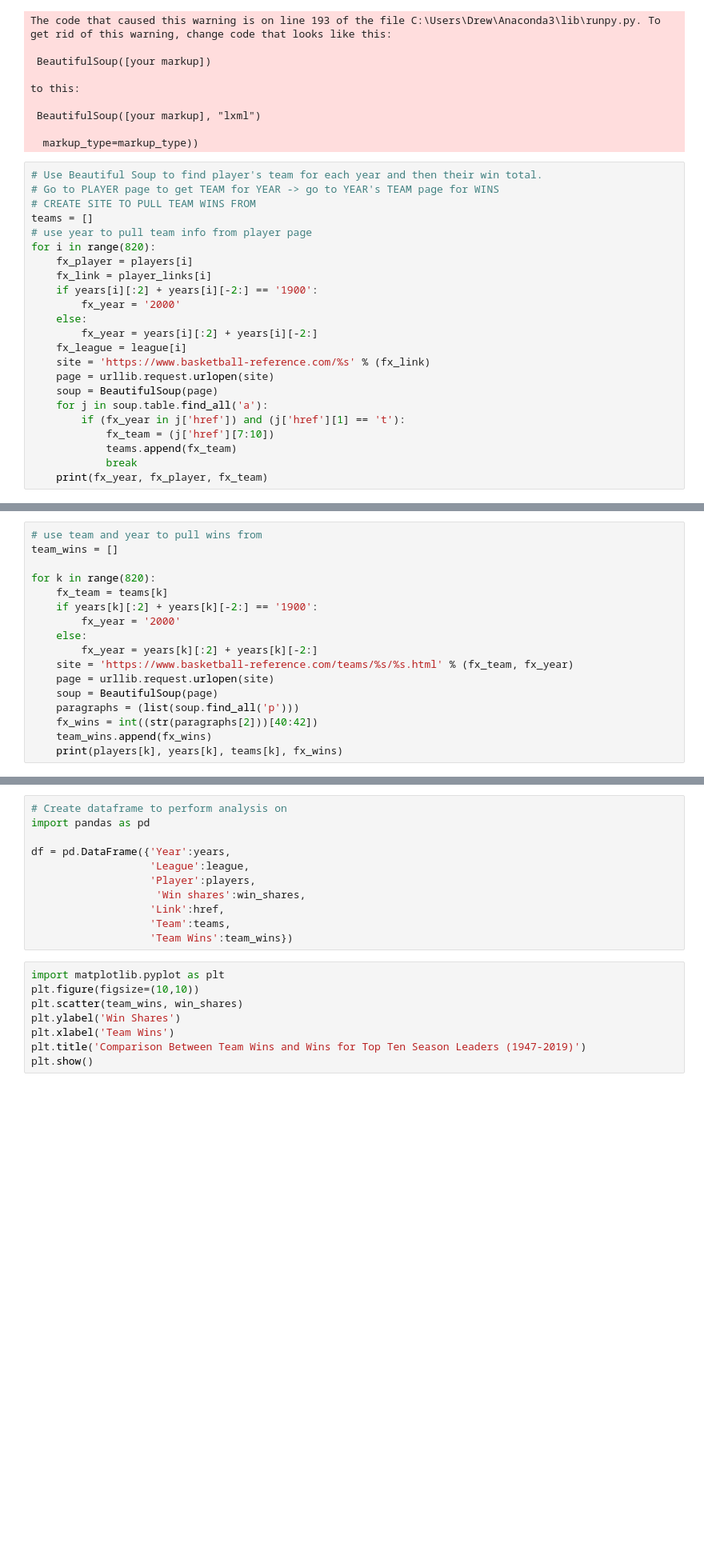
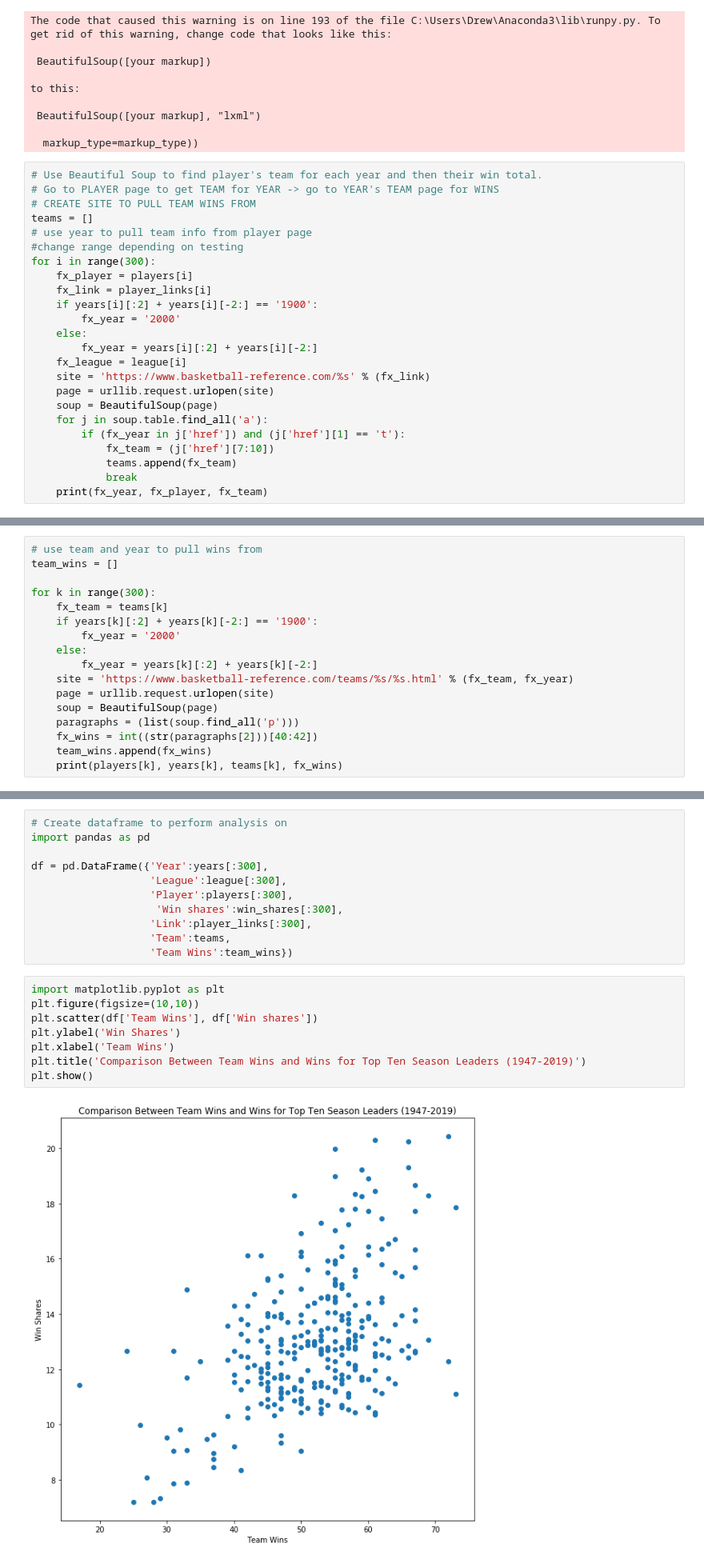
Before and after one commit to dradamski/win_shares, a Jupyter notebook: win_shares.ipynb, the cells around one changed output, grey strips where cells are left out. Shown at 80% size. Cells and saved outputs as stored; diff of their text form; blank space fills up the shorter version.

```diff
--- a/win_shares.ipynb
+++ b/win_shares.ipynb
@@ -112,7 +112,8 @@ to this:
 # CREATE SITE TO PULL TEAM WINS FROM
 teams = []
 # use year to pull team info from player page
-for i in range(820):
+#change range depending on testing
+for i in range(300):
     fx_player = players[i]
     fx_link = player_links[i]
     if years[i][:2] + years[i][-2:] == '1900':
@@ -161,7 +161,7 @@ KeyboardInterrupt:
 # use team and year to pull wins from
 team_wins = []
 
-for k in range(820):
+for k in range(300):
     fx_team = teams[k]
     if years[k][:2] + years[k][-2:] == '1900':
         fx_year = '2000'
@@ -180,18 +215,20 @@ print(len(teams), len(team_wins))
 # Create dataframe to perform analysis on
 import pandas as pd
 
-df = pd.DataFrame({'Year':years,
-                   'League':league,
-                   'Player':players,
-                    'Win shares':win_shares,
-                   'Link':href,
+df = pd.DataFrame({'Year':years[:300],
+                   'League':league[:300],
+                   'Player':players[:300],
+                    'Win shares':win_shares[:300],
+                   'Link':player_links[:300],
                    'Team':teams,
                    'Team Wins':team_wins})
 # %%
 import matplotlib.pyplot as plt
 plt.figure(figsize=(10,10))
-plt.scatter(team_wins, win_shares)
+plt.scatter(df['Team Wins'], df['Win shares'])
 plt.ylabel('Win Shares')
 plt.xlabel('Team Wins')
 plt.title('Comparison Between Team Wins and Wins for Top Ten Season Leaders (1947-2019)')
 plt.show()
+# %% [output]
+[figure, added]
```
Also changed, not shown: parts of 12 cells of this notebook.
